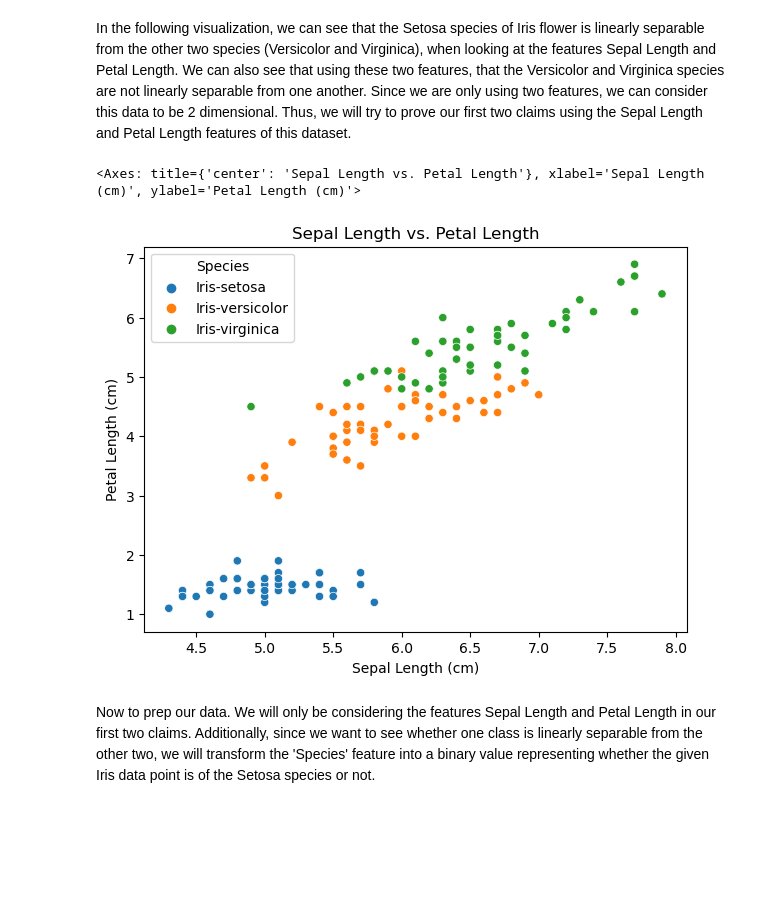
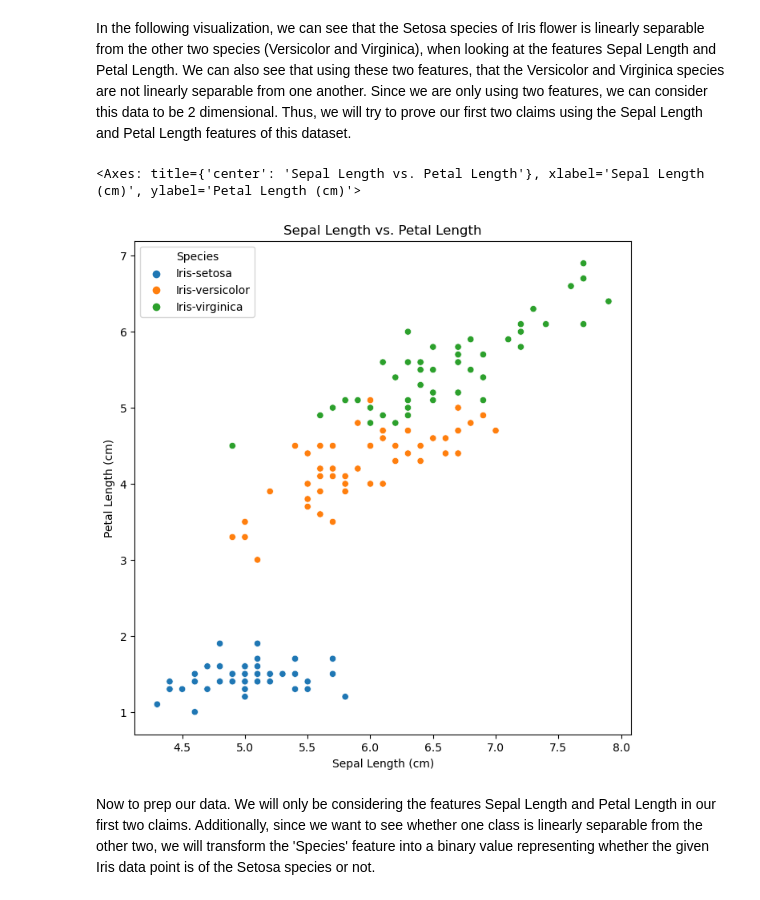
Before and after one commit to opfleet/opfleet.github.io, a Jupyter notebook: posts/PerceptronPost/index.ipynb, the cells around one changed output. Saved outputs shown, nothing was run; the diff lists cells and outputs as text; code cells hidden in the pictures; blank space fills up the shorter version.

```diff
--- a/posts/PerceptronPost/index.ipynb
+++ b/posts/PerceptronPost/index.ipynb
@@ -120,12 +125,14 @@ import matplotlib.pyplot as plt
 # %% [markdown]
 In the following visualization, we can see that the Setosa species of Iris flower is linearly separable from the other two species (Versicolor and Virginica), when looking at the features Sepal Length and Petal Length. We can also see that using these two features, that the Versicolor and Virginica species are not linearly separable from one another. Since we are only using two features, we can consider this data to be 2 dimensional. Thus, we will try to prove our first two claims using the Sepal Length and Petal Length features of this dataset.
 # %%
-plot1 = sns.scatterplot(data= df, x= 'SepalLengthCm', y= 'PetalLengthCm', hue= 'Species')
+fig, ax = plt.subplots(figsize=(8, 8))
+
+plot1 = sns.scatterplot(data= df, x= 'SepalLengthCm', y= 'PetalLengthCm', hue= 'Species', ax= ax)
 plot1.set(xlabel= 'Sepal Length (cm)', ylabel= 'Petal Length (cm)', title= "Sepal Length vs. Petal Length")
 plot1
 # %% [output]
 <Axes: title={'center': 'Sepal Length vs. Petal Length'}, xlabel='Sepal Length (cm)', ylabel='Petal Length (cm)'>
-[figure, old version]
+[figure, new version]
 # %% [markdown]
 Now to prep our data. We will only be considering the features Sepal Length and Petal Length in our first two claims. Additionally, since we want to see whether one class is linearly separable from the other two, we will transform the 'Species' feature into a binary value representing whether the given Iris data point is of the Setosa species or not.
 # %%
```
Also changed, not shown: parts of 14 cells of this notebook, 1 other file.
